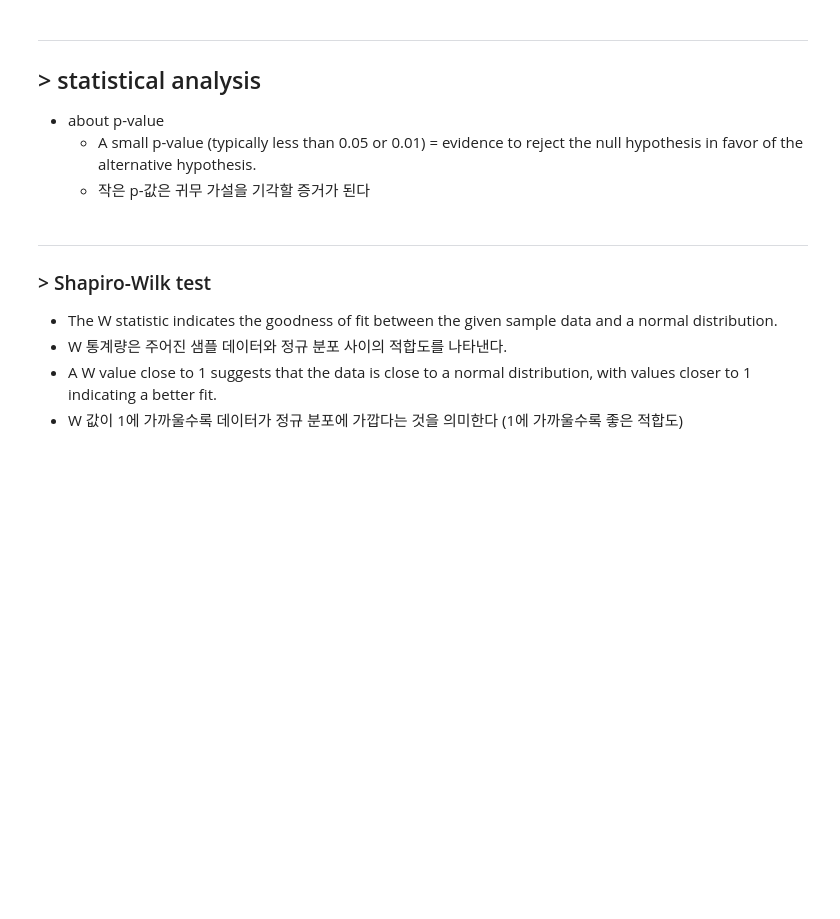
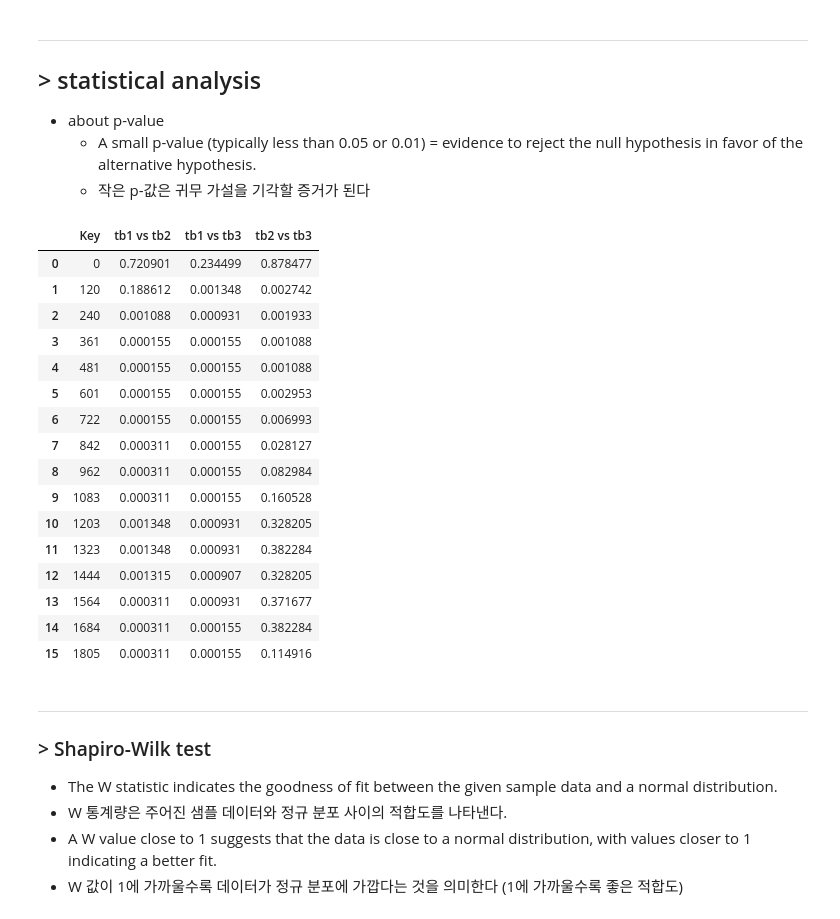
Before and after one commit to jrim42/plant_bacteriology_lab, a Jupyter notebook: Expr1_ROS_burst.ipynb, the cells around one changed output. Saved outputs shown, nothing was run; the diff lists cells and outputs as text; code cells hidden in the pictures; blank space fills up the shorter version.

```diff
--- a/Expr1_ROS_burst.ipynb
+++ b/Expr1_ROS_burst.ipynb
@@ -224,6 +232,50 @@ plt.show()
 - about p-value
     - A small p-value (typically less than 0.05 or 0.01) = evidence to reject the null hypothesis in favor of the alternative hypothesis.
     - 작은 p-값은 귀무 가설을 기각할 증거가 된다
+# %%
+# U test 수행 함수
+def perform_u_test(tb1, tb2, tb3, key):
+    stat_tb1_tb2, p_tb1_tb2 = mannwhitneyu(tb1[key], tb2[key])
+    stat_tb1_tb3, p_tb1_tb3 = mannwhitneyu(tb1[key], tb3[key])
+    stat_tb2_tb3, p_tb2_tb3 = mannwhitneyu(tb2[key], tb3[key])
+
+    # 결과를 데이터프레임으로 정리 (p-value만 포함)
+    result_df = pd.DataFrame({
+        'time': [key],
+        'tb1 vs tb2': [p_tb1_tb2],
+        'tb1 vs tb3': [p_tb1_tb3],
+        'tb2 vs tb3': [p_tb2_tb3]
+    })
+
+    return result_df
+
+# 첫 번째 row를 저장할 데이터프레임 초기화
+utest_result = pd.DataFrame(columns=['time', 'tb1 vs tb2', 'tb1 vs tb3', 'tb2 vs tb3'])
+
+# U test 수행 및 결과를 데이터프레임에 추가
+for key in tb1.keys():
+    result_df = perform_u_test(tb1, tb2, tb3, key)
+    utest_result = pd.concat([utest_result, result_df], ignore_index=True)
+# %%
+utest_result
+# %% [output]
+|  | Key | tb1 vs tb2 | tb1 vs tb3 | tb2 vs tb3 |
+| 0 | 0 | 0.720901 | 0.234499 | 0.878477 |
+| 1 | 120 | 0.188612 | 0.001348 | 0.002742 |
+| 2 | 240 | 0.001088 | 0.000931 | 0.001933 |
+| 3 | 361 | 0.000155 | 0.000155 | 0.001088 |
+| 4 | 481 | 0.000155 | 0.000155 | 0.001088 |
+| 5 | 601 | 0.000155 | 0.000155 | 0.002953 |
+| 6 | 722 | 0.000155 | 0.000155 | 0.006993 |
+| 7 | 842 | 0.000311 | 0.000155 | 0.028127 |
+| 8 | 962 | 0.000311 | 0.000155 | 0.082984 |
+| 9 | 1083 | 0.000311 | 0.000155 | 0.160528 |
+| 10 | 1203 | 0.001348 | 0.000931 | 0.328205 |
+| 11 | 1323 | 0.001348 | 0.000931 | 0.382284 |
+| 12 | 1444 | 0.001315 | 0.000907 | 0.328205 |
+| 13 | 1564 | 0.000311 | 0.000931 | 0.371677 |
+| 14 | 1684 | 0.000311 | 0.000155 | 0.382284 |
+| 15 | 1805 | 0.000311 | 0.000155 | 0.114916 |
 # %% [markdown]
 ---
 ### > Shapiro-Wilk test
```
Also changed, not shown: parts of 8 cells of this notebook.
